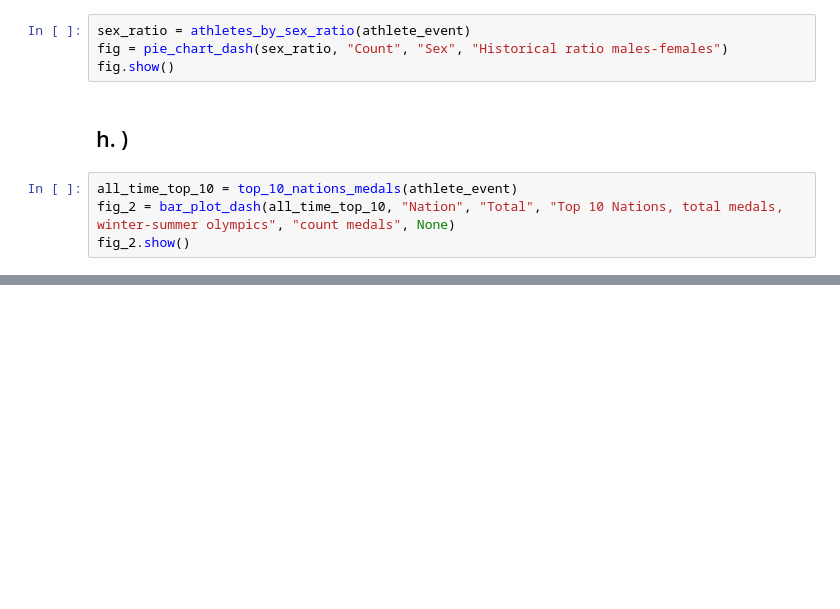
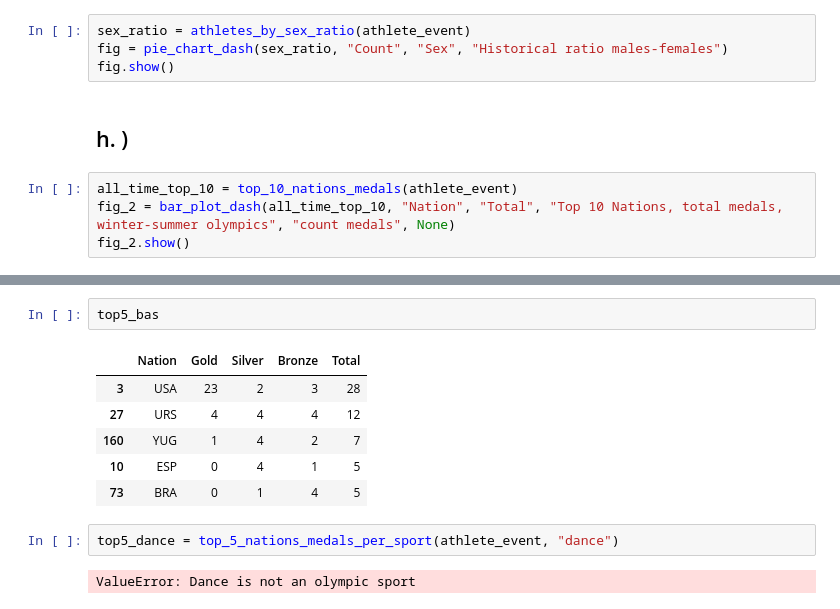
Before and after one commit to jonssonmarie/Databehandling-OS-projekt_Leo_Marie, a Jupyter notebook: Uppgift_0.ipynb, the cells around one changed output, grey strips where cells are left out. Drawn from its saved outputs; the diff is of its cells as text; blank space fills up the shorter version.

```diff
--- a/Uppgift_0.ipynb
+++ b/Uppgift_0.ipynb
@@ -81,0 +117,13 @@ fig_2.show()
+# %%
+top5_bas
+# %% [output]
+|  | Nation | Gold | Silver | Bronze | Total |
+| 3 | USA | 23 | 2 | 3 | 28 |
+| 27 | URS | 4 | 4 | 4 | 12 |
+| 160 | YUG | 1 | 4 | 2 | 7 |
+| 10 | ESP | 0 | 4 | 1 | 5 |
+| 73 | BRA | 0 | 1 | 4 | 5 |
+# %%
+top5_dance = top_5_nations_medals_per_sport(athlete_event, "dance")
+# %% [output]
+ValueError: Dance is not an olympic sport
```
Also changed, not shown: parts of 13 cells of this notebook, 1 other file.
